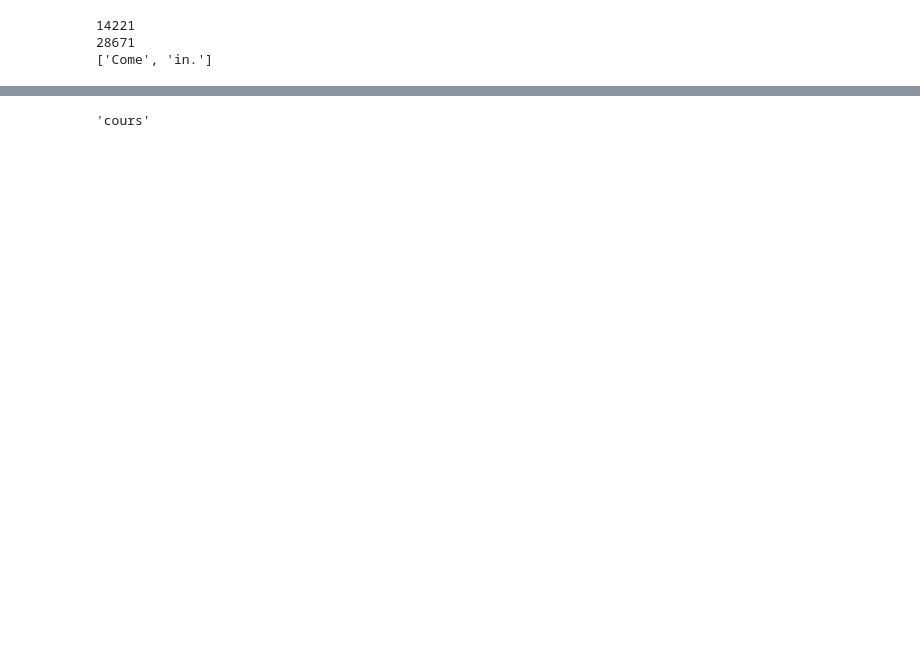
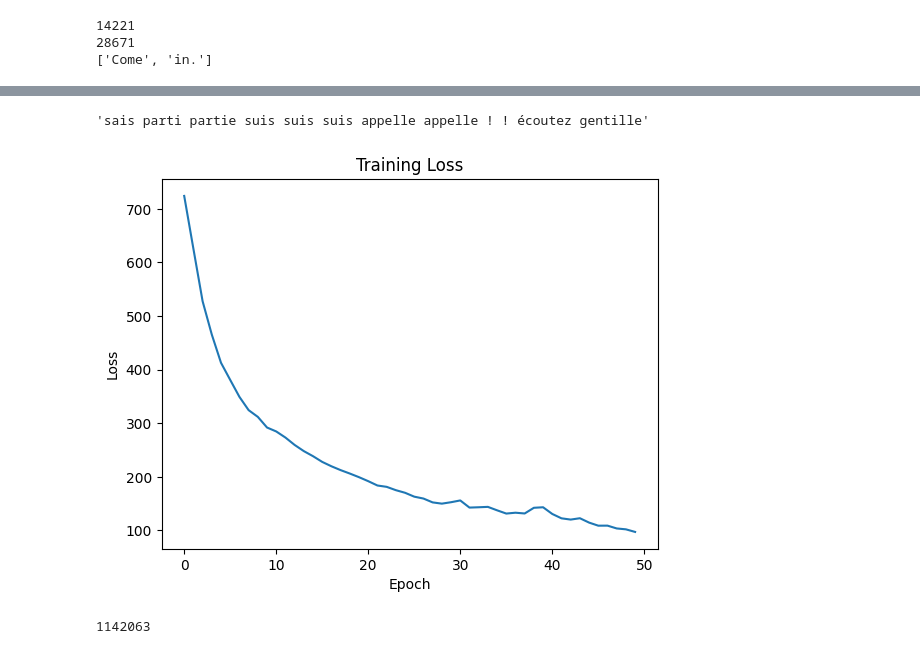
Before and after one commit to anirudh-tn/research-paper-implementations, a Jupyter notebook: bahdanau-attention/bahdanau-attention.ipynb, the cells around one changed output, grey strips where cells are left out. Saved outputs shown, nothing was run; the diff lists cells and outputs as text; code cells hidden in the pictures; blank space fills up the shorter version.

```diff
--- a/bahdanau-attention/bahdanau-attention.ipynb
+++ b/bahdanau-attention/bahdanau-attention.ipynb
@@ -382,6 +388,7 @@ class Encoder(nn.Module):
 
     def __init__(
         self,
+        batch_size,
         vocab_size,
         embedding_dim,
         hidden_size,
@@ -393,6 +400,7 @@ class Encoder(nn.Module):
         self.embedding = nn.Embedding(vocab_size, embedding_dim)
 
         self.gru = GRU(
+            batch_size=batch_size,
             input_size=embedding_dim,
             hidden_size=hidden_size,
             num_layers=num_layers
@@ -401,7 +409,7 @@ class Encoder(nn.Module):
 
 
     def forward(self, x):
-        embedded = self.embedding(x) # (seq_length, num_dims)
+        embedded = self.embedding(x)
 
         outputs = self.gru(embedded)
         return outputs
@@ -461,6 +462,7 @@ class Decoder(nn.Module):
 
     def __init__(
         self,
+        batch_size,
         vocab_size,
         embedding_dim,
         hidden_size,
@@ -474,6 +476,7 @@ class Decoder(nn.Module):
         self.attention = BahdanauAttention(hidden_size)
 
         self.gru = GRU(
+            batch_size = batch_size,
             input_size=embedding_dim + hidden_size,
             hidden_size = hidden_size,
             num_layers = num_layers
@@ -487,8 +490,11 @@ class Decoder(nn.Module):
         h = encoded_outputs
         y_t_1 = prev_output
 
+         # decoder_prev_hidden - (batch_size, hidden_size)
+        # encoder output - (time, batch, hidden)
+
         # we need the previous output as part of the current input
-        x_t = self.embedding(y_t_1) # -> shape (embedded_dim, )
+        x_t = self.embedding(y_t_1) # -> shape (batch, embedded_dim)
 
         # bahdanau attention takes encoded_outputs, decoder_prev_hidden
         # this returns context vector and attention vector
@@ -497,16 +503,20 @@ class Decoder(nn.Module):
 
         attention_wts = attention_output.get("attention_weights")
         context_vector = attention_output.get("context")
+        # C = (batch, hidden)
 
-        combined_input = torch.cat((x_t, context_vector), dim=0)
-
-        combined_input = combined_input.view(1, -1)
+        combined_input = torch.cat((x_t, context_vector), dim=1)
+        combined_input = combined_input.view(-1, 1, combined_input.shape[1])
+        # (batch_size, 1, (input dims + hidden size))
 
         decoder_gru_op = self.gru(combined_input, decoder_prev_hidden)
 
         op = decoder_gru_op.get("outputs")
         decoder_final_hidden = decoder_gru_op.get("final_hidden_state")
 
+        # op - (1, batch, hidden)
+        op = op.squeeze(0)
+
         logits = self.output_layer(op)
 
         return (logits, decoder_final_hidden, attention_wts)
@@ -583,15 +599,17 @@ class Seq2Seq(nn.Module):
 # %%
 encoder = Encoder(
+    batch_size=32,
     vocab_size=len(src_word2idx),
-    embedding_dim=64,
-    hidden_size=128,
+    embedding_dim=4,
+    hidden_size=32,
     num_layers=2
 )
 
 decoder = Decoder(
+    batch_size=32,
     vocab_size=len(tgt_word2idx),
-    embedding_dim=64,
-    hidden_size=128,
+    embedding_dim=4,
+    hidden_size=32,
     num_layers=2
 )
 
@@ -743,6 +784,24 @@ def translate(
 
     return " ".join(generated_tokens)
 # %%
-translate(model, "Run!")
+translate(model, "I am happy.")
 # %% [output]
-'cours'
+'sais parti partie suis suis suis appelle appelle ! ! écoutez gentille'
+# %%
+import matplotlib.pyplot as plt
+
+plt.plot(epoch_losses)
+
+plt.xlabel("Epoch")
+plt.ylabel("Loss")
+
+plt.title("Training Loss")
+
+plt.show()
+# %% [output]
+[figure, added]
+# %%
+total_params = sum(p.nelement() for p in model.parameters())
+total_params
+# %% [output]
+1142063
```
Also changed, not shown: parts of 9 cells of this notebook.
